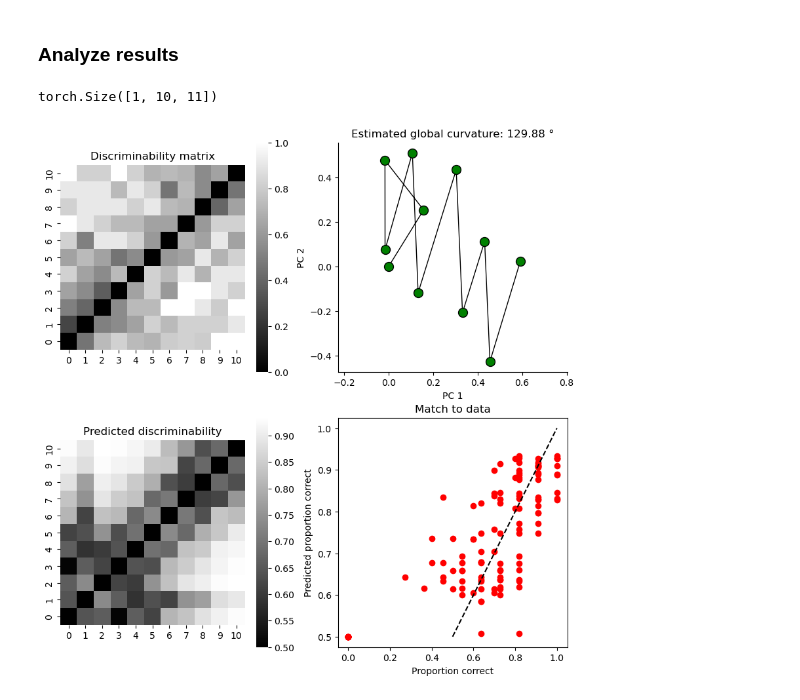
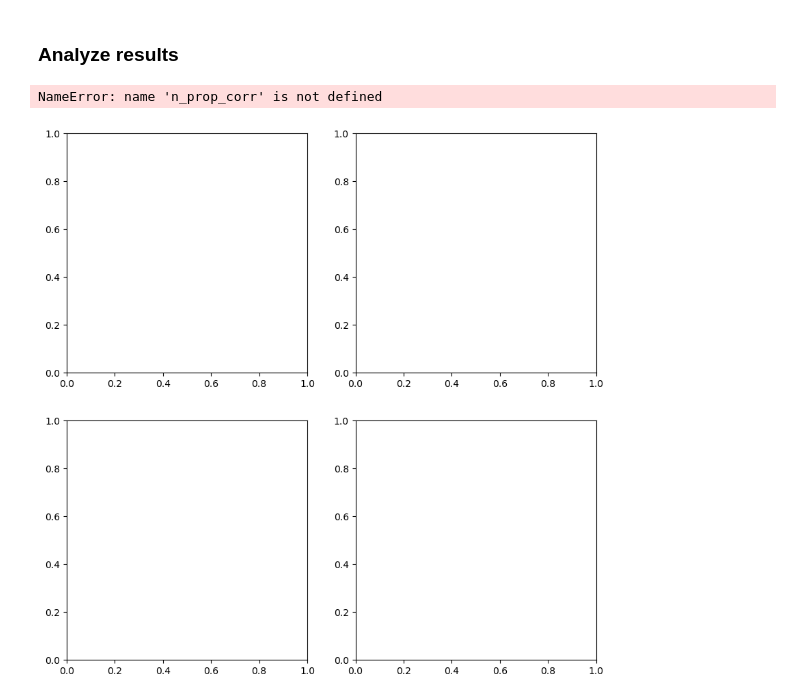
Before and after one commit to nguyen-td/perceptual-straightening, a Jupyter notebook: load_yoondata.ipynb, the cells around one changed output. Saved outputs shown, nothing was run; the diff lists cells and outputs as text; code cells hidden in the pictures.

```diff
--- a/load_yoondata.ipynb
+++ b/load_yoondata.ipynb
@@ -15,8 +17,17 @@ from modules.elbo import ELBO
 # column 3: B frame
 # column 6: What the X frame actually matches (e.g. 1 means it matches A, 2 means it matches B)
 # column 7: What the participant reported the X frame matches
-data_path = Path('data') / 'yoon_data'
-dat = torch.load(Path(data_path) / 'ryan_natural_fovea_05_PRAIRIE.pt')
+
+subject = 'ryan'
+category = 'natural'
+eccentricity = 'periphery'
+movie_id = 5
+diameter = 6; # 6, 24, 36
+dat_movie_name = 'PRAIRIE'   # movie name as in the data file name
+stim_movie_name = 'prairie1' # movie name as in the stimulus file name
+
+dat = torch.load(Path('data') / 'yoon_data' / f'{subject}_{category}_{eccentricity}_{movie_id:02d}_{dat_movie_name}.pt')
+stim_folder = os.path.join('data', 'yoon_stimulus', f'diameter_{diameter:02d}_deg', f'movie{movie_id:02d}-{stim_movie_name}')
 # %%
 # create trial matrices
 n_frames = min(max(dat[:, 1]), max(dat[:, 2]))
@@ -34,4 +45,4 @@ for itrial in range(n_trials):
     n_total_obs[a_frame-1, b_frame-1] += 1
     n_corr_obs[a_frame-1, b_frame-1] += 1 if true_frame == pred_frame else 0
 
-n_prop_corr = np.divide(n_corr_obs, n_total_obs, out=np.zeros_like(n_corr_obs), where=n_total_obs!=0)
+prop_corr = np.divide(n_corr_obs, n_total_obs, out=np.zeros_like(n_corr_obs), where=n_total_obs!=0)
@@ -38,7 +51,9 @@ n_prop_corr = np.divide(n_corr_obs, n_total_obs, out=np.zeros_like(n_corr_obs),
+# %%
+n_dim = n_frames - 1
+optimize_null(stim_folder, n_corr_obs, n_total_obs, n_frames-1, False)
 # %% [markdown]
 ### Run optimization
 # %%
-n_dim = 10
 elbo = ELBO(n_dim, n_corr_obs, n_total_obs, n_starts=10, n_iterations=80000)
 x, p, errors, kl_loss, ll_loss, c_prior, d_prior, l_prior, c_post, d_post, l_post, c_est = elbo.optimize_ELBO_SGD()
 # %% [output]
@@ -71,40 +86,37 @@ if n_dim > 2:
     pc_fit = pca_fit.components_
 else:
     pc_fit = x.squeeze().detach()
-# %%
-x.shape
-# %% [output]
-torch.Size([1, 10, 11])
 # %%
 fig, axs = plt.subplots(2, 2, figsize=(10, 10))
 
-sns.heatmap(n_prop_corr, ax=axs[0, 0], cmap='gray')
+sns.heatmap(prop_corr, ax=axs[0, 0], cmap='gray')
 axs[0, 0].invert_yaxis()
 axs[0, 0].set_title('Discriminability matrix')
 axs[0, 0].set_box_aspect(1)
 
 axs[0, 1].plot(pc_fit[0, :], pc_fit[1, :], '-ko', markersize=10, markerfacecolor='g', linewidth=1)
 axs[0, 1].set_title(f'Estimated global curvature: {torch.round(torch.rad2deg(torch.mean(elbo.mu_post_c.detach())), decimals=2)} °')
 axs[0, 1].set_xlabel('PC 1')
 axs[0, 1].set_ylabel('PC 2')
 axs[0, 1].set_box_aspect(1)
 axs[0, 1].set_aspect('equal')
 axs[0, 1].spines['top'].set_visible(False)
 axs[0, 1].spines['right'].set_visible(False)
 axs[0, 1].set_box_aspect(1)
 
 sns.heatmap(p.detach().squeeze(), ax=axs[1, 0], cmap='gray')
 axs[1, 0].invert_yaxis()
 axs[1, 0].set_title('Predicted discriminability')
 axs[1, 0].set_box_aspect(1)
 
-axs[1, 1].plot(n_prop_corr.flatten(), p.flatten().detach(), 'ro')
+axs[1, 1].plot(prop_corr.flatten(), p.flatten().detach(), 'ro')
 axs[1, 1].plot([0.5, 1], [0.5, 1], 'k--')
 axs[1, 1].set_title('Match to data')
 axs[1, 1].set_xlabel('Proportion correct')
 axs[1, 1].set_ylabel('Predicted proportion correct')
 axs[1, 1].set_box_aspect(1)
 
 plt.show()
 # %% [output]
+NameError: name 'n_prop_corr' is not defined
-[figure, old version]
+[figure, new version]
```
Also changed, not shown: parts of 3 cells of this notebook, 2 other files.
